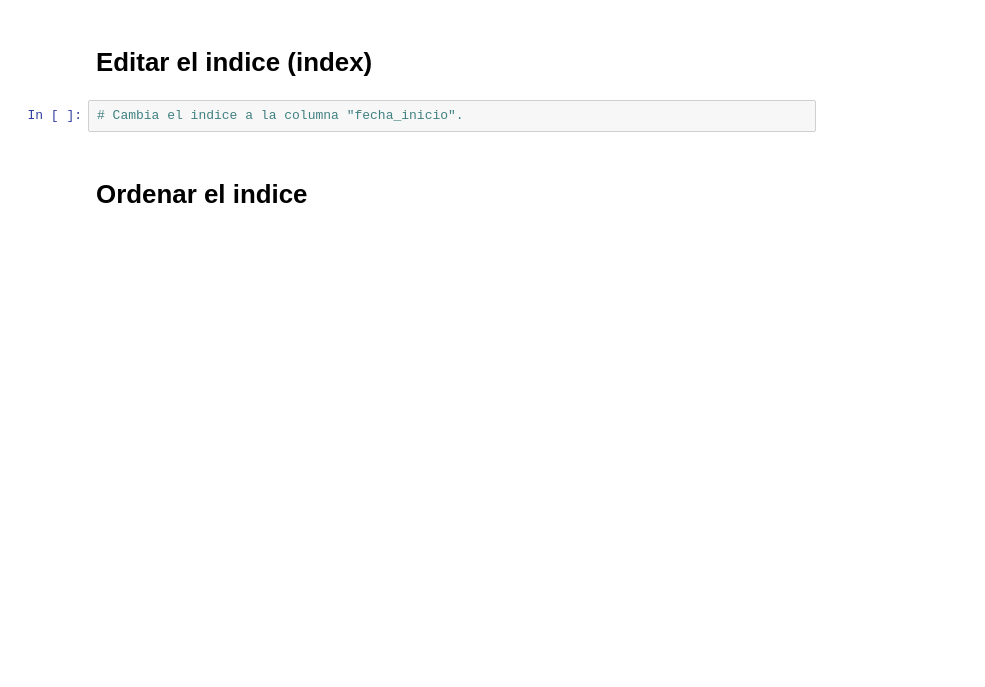
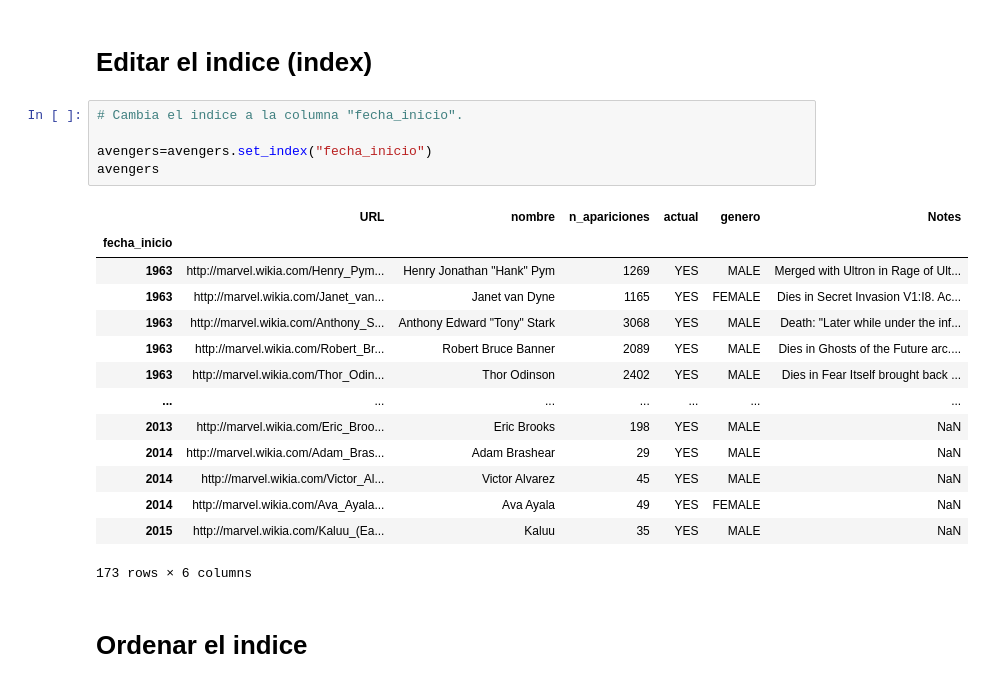
Before and after one commit to lucaspugliesso/curso_data_science, a Jupyter notebook: Secciones/Seccion3.Intro_a_Data_Science/Intro_a_Pandas_ejercicios/1.DataFrames y Series-ejercicio.ipynb, the cells around one changed output. Cells and saved outputs as stored; diff of their text form; blank space fills up the shorter version.

```diff
--- a/Secciones/Seccion3.Intro_a_Data_Science/Intro_a_Pandas_ejercicios/1.DataFrames y Series-ejercicio.ipynb
+++ b/Secciones/Seccion3.Intro_a_Data_Science/Intro_a_Pandas_ejercicios/1.DataFrames y Series-ejercicio.ipynb
@@ -42,6 +136,24 @@ import pandas as pd
 # Editar el indice (index)
 # %%
 # Cambia el indice a la columna "fecha_inicio".
+
+avengers=avengers.set_index("fecha_inicio")
+avengers
+# %% [output]
+|  | URL | nombre | n_apariciones | actual | genero | Notes |
+| fecha_inicio |  |  |  |  |  |  |
+| 1963 | http://marvel.wikia.com/Henry_Pym... | Henry Jonathan "Hank" Pym | 1269 | YES | MALE | Merged with Ultron in Rage of Ult... |
+| 1963 | http://marvel.wikia.com/Janet_van... | Janet van Dyne | 1165 | YES | FEMALE | Dies in Secret Invasion V1:I8. Ac... |
+| 1963 | http://marvel.wikia.com/Anthony_S... | Anthony Edward "Tony" Stark | 3068 | YES | MALE | Death: "Later while under the inf... |
+| 1963 | http://marvel.wikia.com/Robert_Br... | Robert Bruce Banner | 2089 | YES | MALE | Dies in Ghosts of the Future arc.... |
+| 1963 | http://marvel.wikia.com/Thor_Odin... | Thor Odinson | 2402 | YES | MALE | Dies in Fear Itself brought back ... |
+| ... | ... | ... | ... | ... | ... | ... |
+| 2013 | http://marvel.wikia.com/Eric_Broo... | Eric Brooks | 198 | YES | MALE | NaN |
+| 2014 | http://marvel.wikia.com/Adam_Bras... | Adam Brashear | 29 | YES | MALE | NaN |
+| 2014 | http://marvel.wikia.com/Victor_Al... | Victor Alvarez | 45 | YES | MALE | NaN |
+| 2014 | http://marvel.wikia.com/Ava_Ayala... | Ava Ayala | 49 | YES | FEMALE | NaN |
+| 2015 | http://marvel.wikia.com/Kaluu_(Ea... | Kaluu | 35 | YES | MALE | NaN |
+173 rows × 6 columns
 # %% [markdown]
 # Ordenar el indice
 # %%
```
Also changed, not shown: parts of 14 cells of this notebook.
